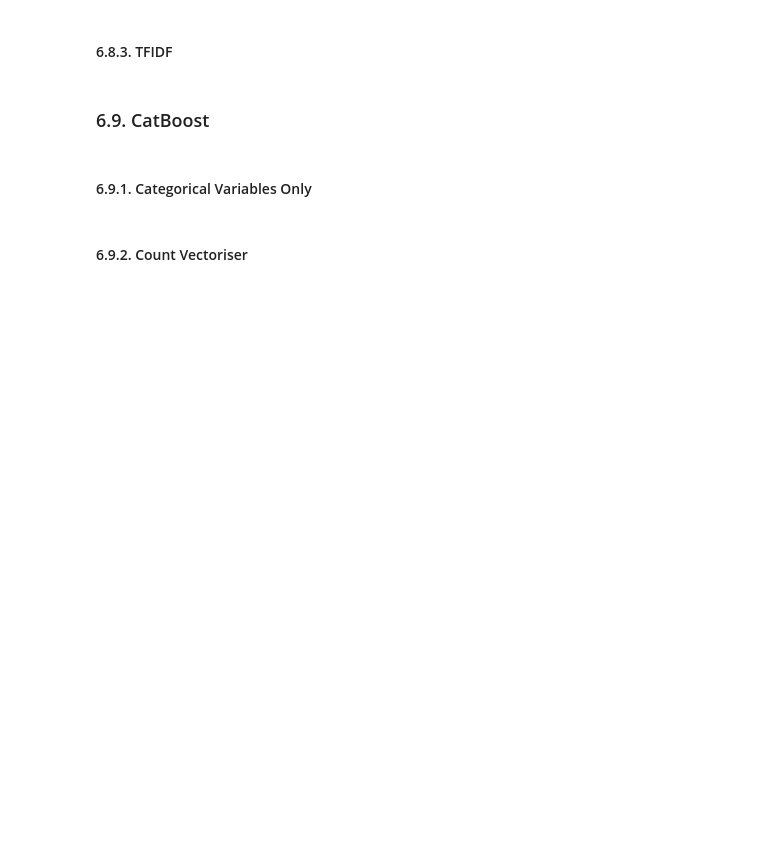
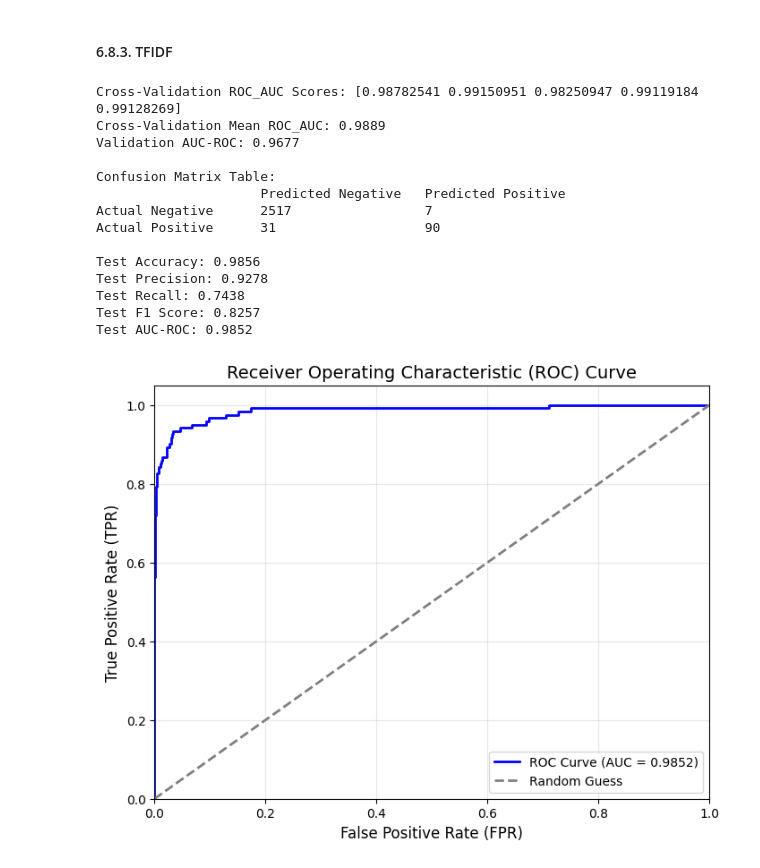
Before and after one commit to undeser/fake-jobs-detection, a Jupyter notebook: notebook.ipynb, the cells around one changed output. Drawn from its saved outputs; the diff is of its cells as text; code cells hidden in the pictures; blank space fills up the shorter version.

```diff
--- a/notebook.ipynb
+++ b/notebook.ipynb
@@ -1016,6 +1106,20 @@ evaluate_model(LGBmodel, X_train_count, y_train, X_val_count, y_val, X_test_coun
 # %% [markdown]
 #### 6.8.3. TFIDF
 # %%
-evaluate_model(LGBmodel, X_train_tfidf, y_train, X_val_tfidf, y_val, X_test_tfidf, y_test, 'lgb-tfidf', scoring='roc_auc')
+evaluate_model(mlp_model_tfidf,X_train_tfidf, y_train, X_val_tfidf, y_val, X_test_tfidf, y_test, 'mlp-tfidf', scoring='roc_auc')
+# %% [output]
+Cross-Validation ROC_AUC Scores: [0.98782541 0.99150951 0.98250947 0.99119184 0.99128269]
+Cross-Validation Mean ROC_AUC: 0.9889
+Validation AUC-ROC: 0.9677
+
+Confusion Matrix Table:
+                     Predicted Negative   Predicted Positive
+Actual Negative      2517                 7
+Actual Positive      31                   90
+
+Test Accuracy: 0.9856
+Test Precision: 0.9278
+Test Recall: 0.7438
+Test F1 Score: 0.8257
+Test AUC-ROC: 0.9852
+[figure, added]
-# %% [markdown]
-### 6.9. CatBoost
@@ -1038,2 +1125,0 @@ CATmodel = CatBoostClassifier(
-# %% [markdown]
-#### 6.9.1. Categorical Variables Only
@@ -1042,2 +1125,0 @@ evaluate_model(CATmodel, X_train_cat, y_train_cat, X_val_cat, y_val_cat, X_test_
-# %% [markdown]
-#### 6.9.2. Count Vectoriser
```
Also changed, not shown: parts of 47 cells of this notebook, 22 other files.
